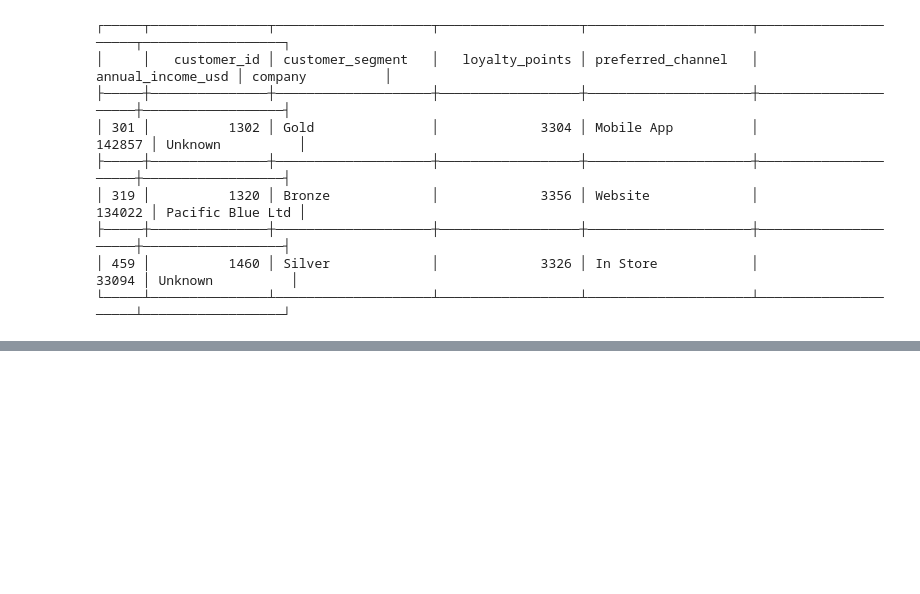
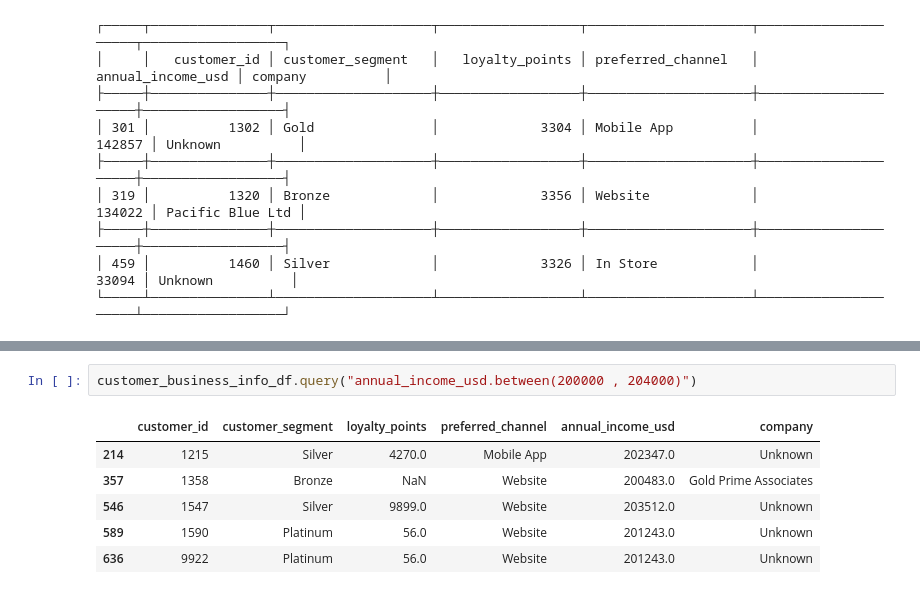
Before and after one commit to Ritik574-coder/python-foundations-to-mastery, a Jupyter notebook: Pandas/pandas_filtering _and_querying.ipynb, the cells around one changed output, grey strips where cells are left out. Cells and saved outputs as stored; diff of their text form; blank space fills up the shorter version.

```diff
--- a/Pandas/pandas_filtering _and_querying.ipynb
+++ b/Pandas/pandas_filtering _and_querying.ipynb
@@ -321,0 +338,9 @@ print(
+# %%
+customer_business_info_df.query("annual_income_usd.between(200000 , 204000)")
+# %% [output]
+|  | customer_id | customer_segment | loyalty_points | preferred_channel | annual_income_usd | company |
+| 214 | 1215 | Silver | 4270.0 | Mobile App | 202347.0 | Unknown |
+| 357 | 1358 | Bronze | NaN | Website | 200483.0 | Gold Prime Associates |
+| 546 | 1547 | Silver | 9899.0 | Website | 203512.0 | Unknown |
+| 589 | 1590 | Platinum | 56.0 | Website | 201243.0 | Unknown |
+| 636 | 9922 | Platinum | 56.0 | Website | 201243.0 | Unknown |
```
Also changed, not shown: parts of 11 cells of this notebook, 2 other files.
